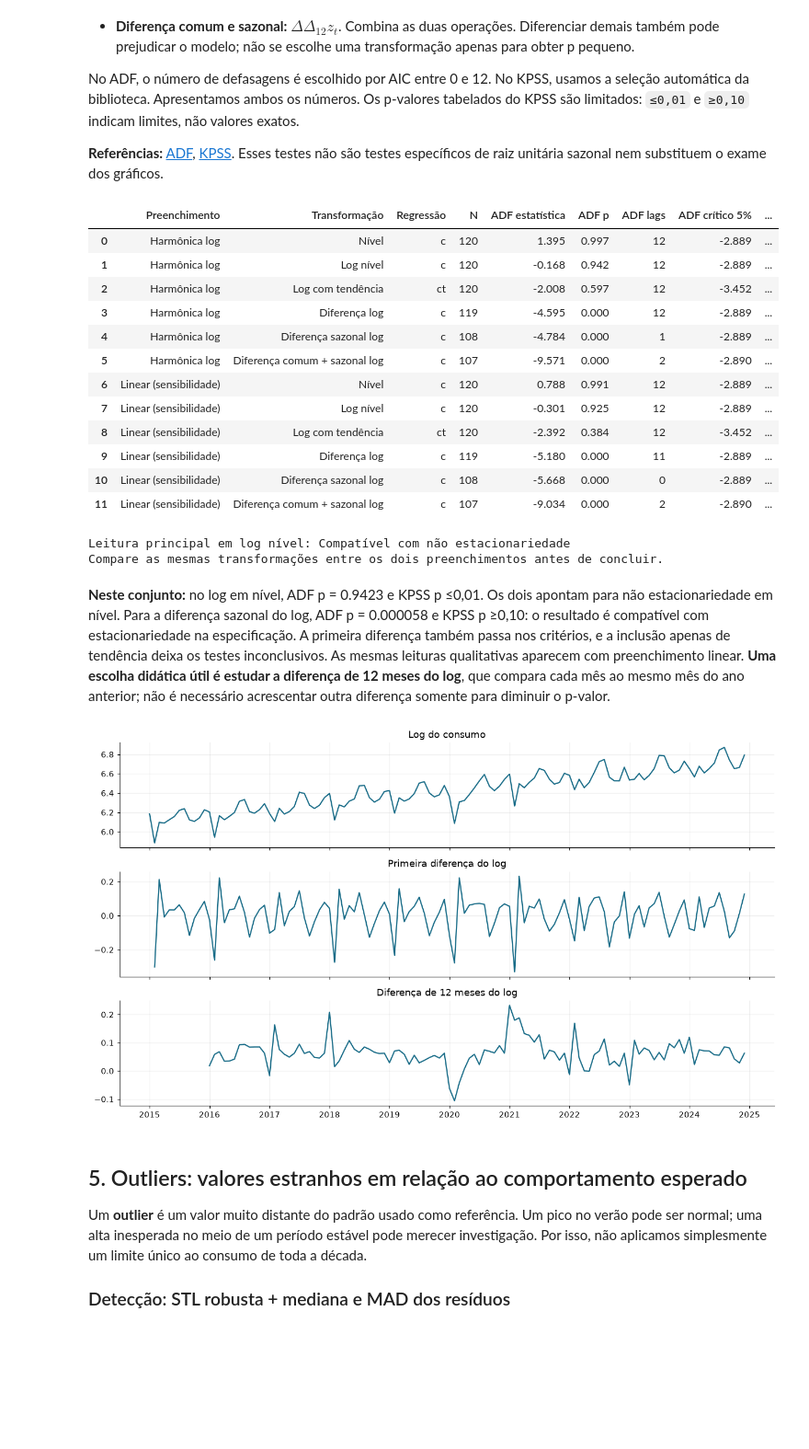
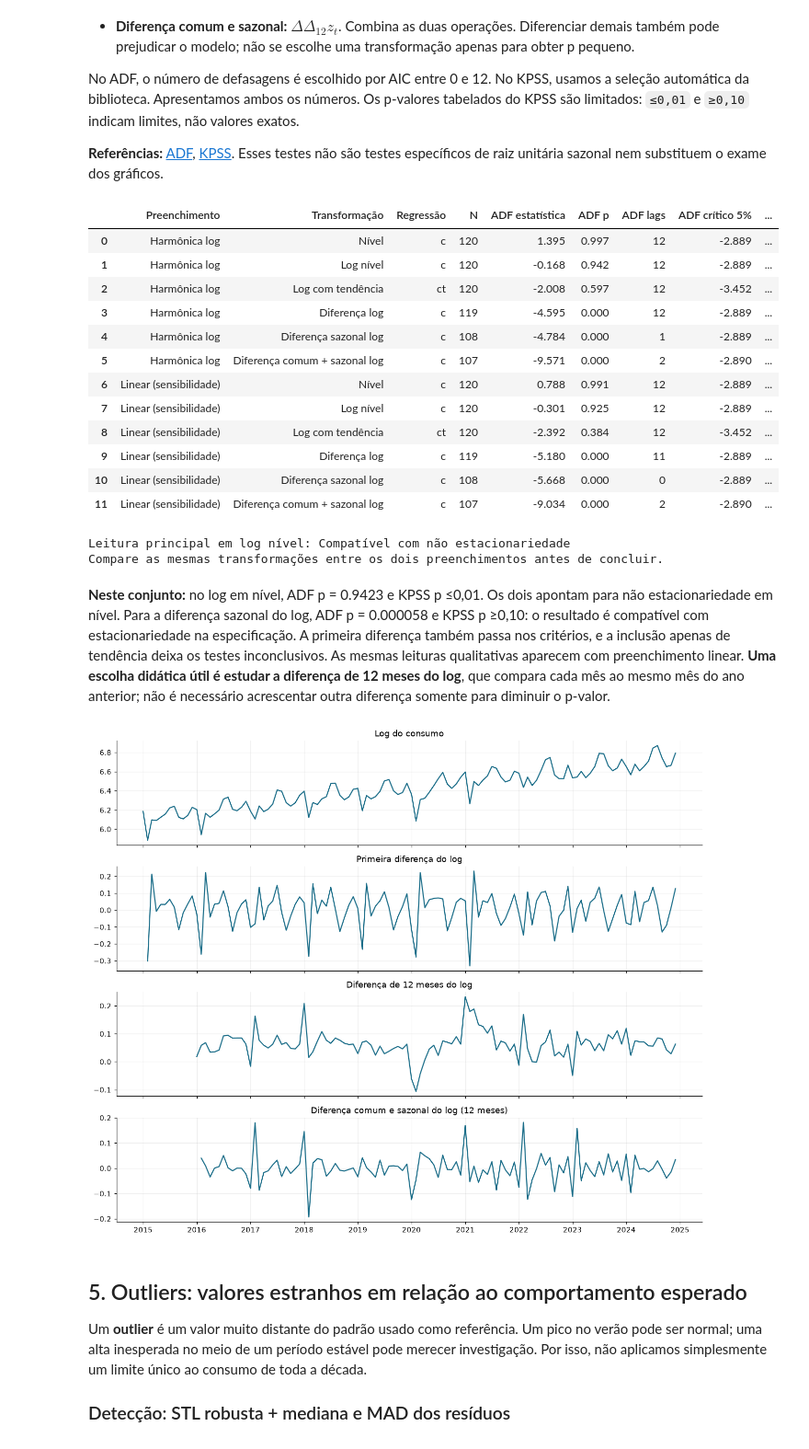
Before and after one commit to meowaax/econometria2-exercicio1, a Jupyter notebook: energia_china_estudo_completo.ipynb, the cells around one changed output. Shown at 92% size. Cells and saved outputs as stored; diff of their text form; code cells hidden in the pictures; blank space fills up the shorter version.

```diff
--- a/energia_china_estudo_completo.ipynb
+++ b/energia_china_estudo_completo.ipynb
@@ -478,37 +478,39 @@ def testar(s, identificacao):
     return pd.DataFrame(linhas)
 
 testes = pd.concat([testar(trabalho, melhor_imputador), testar(alternativa_linear, 'Linear (sensibilidade)')], ignore_index=True)
 tabela(testes.drop(columns='Aviso KPSS'), '12_testes_estacionariedade')
 testes.to_csv(SAIDA/'12_testes_com_avisos.csv', index=False)
 print('Leitura principal em log nível:', testes.iloc[1]['Leitura a 5%'])
 print('Compare as mesmas transformações entre os dois preenchimentos antes de concluir.')
 principal_est = testes[testes.Preenchimento.eq(melhor_imputador)].set_index('Transformação')
 r_nivel = principal_est.loc['Log nível']
 r_dif = principal_est.loc['Diferença sazonal log']
 display(Markdown(f"**Neste conjunto:** no log em nível, ADF p = {r_nivel['ADF p']:.4f} e KPSS p {r_nivel['KPSS p']}. Os dois apontam para não estacionariedade em nível. Para a diferença sazonal do log, ADF p = {r_dif['ADF p']:.6f} e KPSS p {r_dif['KPSS p']}: o resultado é compatível com estacionariedade na especificação. A primeira diferença também passa nos critérios, e a inclusão apenas de tendência deixa os testes inconclusivos. As mesmas leituras qualitativas aparecem com preenchimento linear. **Uma escolha didática útil é estudar a diferença de 12 meses do log**, que compara cada mês ao mesmo mês do ano anterior; não é necessário acrescentar outra diferença somente para diminuir o p-valor."))
-fig, axs = plt.subplots(3,1,figsize=(12,7),sharex=True)
-for ax, s, titulo in zip(axs, [np.log(trabalho), np.log(trabalho).diff(), np.log(trabalho).diff(12)],
-                        ['Log do consumo', 'Primeira diferença do log', 'Diferença de 12 meses do log']):
+fig, axs = plt.subplots(4,1,figsize=(12,10),sharex=True)
+for ax, s, titulo in zip(axs, [np.log(trabalho), np.log(trabalho).diff(), np.log(trabalho).diff(12),
+                             np.log(trabalho).diff(12).diff()],
+                        ['Log do consumo', 'Primeira diferença do log', 'Diferença de 12 meses do log',
+                         'Diferença comum e sazonal do log (12 meses)']):
     ax.plot(s, color='#176B87'); ax.set_title(titulo); ax.grid(alpha=.2)
 figura('03_transformacoes_estacionariedade')
 # %% [output]
 |  | Preenchimento | Transformação | Regressão | N | ADF estatística | ADF p | ADF lags | ADF crítico 5% | ... |
 | 0 | Harmônica log | Nível | c | 120 | 1.395 | 0.997 | 12 | -2.889 | ... |
 | 1 | Harmônica log | Log nível | c | 120 | -0.168 | 0.942 | 12 | -2.889 | ... |
 | 2 | Harmônica log | Log com tendência | ct | 120 | -2.008 | 0.597 | 12 | -3.452 | ... |
 | 3 | Harmônica log | Diferença log | c | 119 | -4.595 | 0.000 | 12 | -2.889 | ... |
 | 4 | Harmônica log | Diferença sazonal log | c | 108 | -4.784 | 0.000 | 1 | -2.889 | ... |
 | 5 | Harmônica log | Diferença comum + sazonal log | c | 107 | -9.571 | 0.000 | 2 | -2.890 | ... |
 | 6 | Linear (sensibilidade) | Nível | c | 120 | 0.788 | 0.991 | 12 | -2.889 | ... |
 | 7 | Linear (sensibilidade) | Log nível | c | 120 | -0.301 | 0.925 | 12 | -2.889 | ... |
 | 8 | Linear (sensibilidade) | Log com tendência | ct | 120 | -2.392 | 0.384 | 12 | -3.452 | ... |
 | 9 | Linear (sensibilidade) | Diferença log | c | 119 | -5.180 | 0.000 | 11 | -2.889 | ... |
 | 10 | Linear (sensibilidade) | Diferença sazonal log | c | 108 | -5.668 | 0.000 | 0 | -2.889 | ... |
 | 11 | Linear (sensibilidade) | Diferença comum + sazonal log | c | 107 | -9.034 | 0.000 | 2 | -2.890 | ... |
 Leitura principal em log nível: Compatível com não estacionariedade
 Compare as mesmas transformações entre os dois preenchimentos antes de concluir.
 **Neste conjunto:** no log em nível, ADF p = 0.9423 e KPSS p ≤0,01. Os dois apontam para não estacionariedade em nível. Para a diferença sazonal do log, ADF p = 0.000058 e KPSS p ≥0,10: o resultado é compatível com estacionariedade na especificação. A primeira diferença também passa nos critérios, e a inclusão apenas de tendência deixa os testes inconclusivos. As mesmas leituras qualitativas aparecem com preenchimento linear. **Uma escolha didática útil é estudar a diferença de 12 meses do log**, que compara cada mês ao mesmo mês do ano anterior; não é necessário acrescentar outra diferença somente para diminuir o p-valor.
-[figure, old version]
+[figure, new version]
 # %% [markdown]
 ## 5. Outliers: valores estranhos em relação ao comportamento esperado
 Um **outlier** é um valor muito distante do padrão usado como referência. Um pico no verão pode ser normal; uma alta inesperada no meio de um período estável pode merecer investigação. Por isso, não aplicamos simplesmente um limite único ao consumo de toda a década.
```
Also changed, not shown: parts of 1 cell of this notebook, 2 other files.
